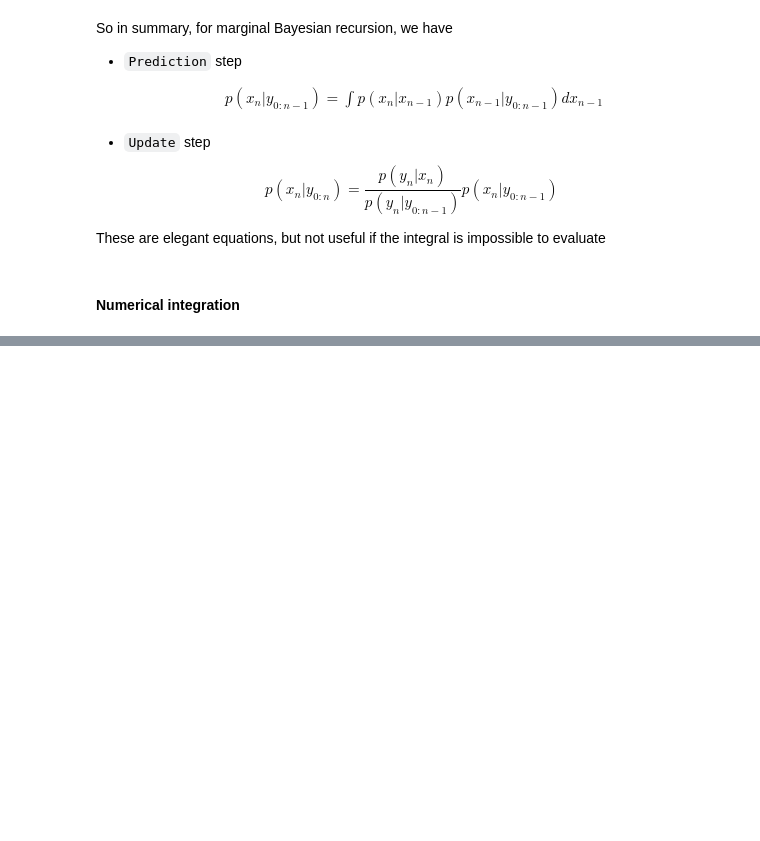
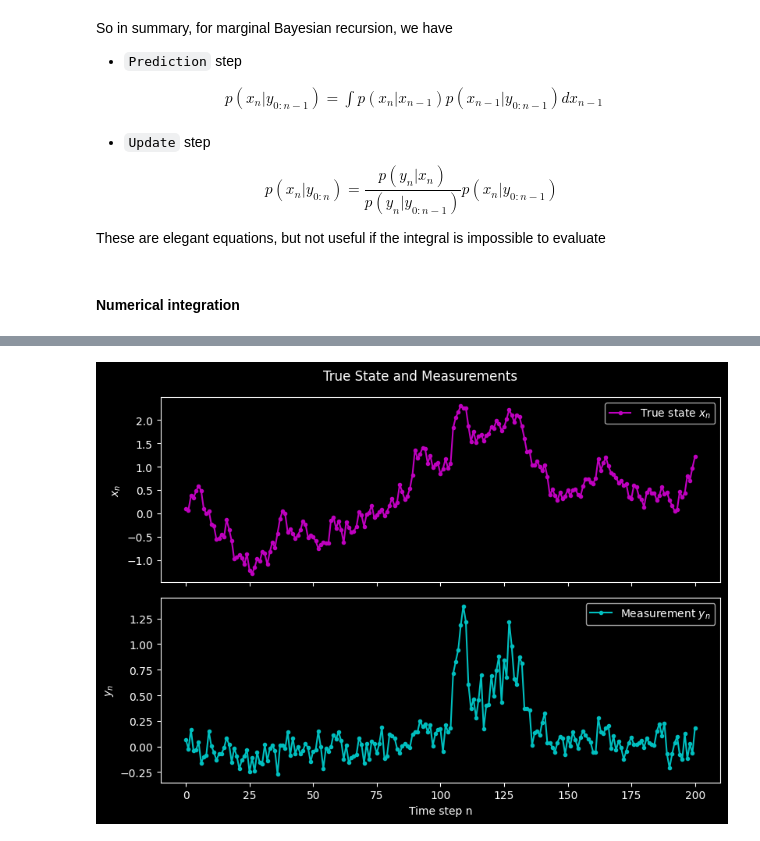
Before and after one commit to heyjianjing/time_series, a Jupyter notebook: sst_01_optimal_tracking.ipynb, the cells around one changed output, grey strips where cells are left out. Saved outputs shown, nothing was run; the diff lists cells and outputs as text; code cells hidden in the pictures; blank space fills up the shorter version.

```diff
--- a/sst_01_optimal_tracking.ipynb
+++ b/sst_01_optimal_tracking.ipynb
@@ -226,0 +255,24 @@ where $w=(x_{\max}-x_{\min})/n_b$ is the width of each bin
+# %%
+n_step = 201
+x_min = -3.0
+x_max = 3.0
+sigma_u = 0.1
+sigma_v = 0.2
+n_bin = 500
+alpha = 0.995
+# %%
+# Generate ground truth state and observation trajectory
+
+np.random.seed(42)
+
+x_true = np.zeros(n_step + 1)
+y = np.zeros(n_step)
+
+x_true[0] = np.random.randn() * sigma_v
+
+for n in range(n_step):
+    x_true[n+1] = alpha * x_true[n] + np.random.randn() * sigma_v
+    y[n] = 0.1 * x_true[n]**3 + np.random.randn() * sigma_u
+
+# Remember, we want to use y[0:n] to infer x[n] ultimately
+x_true = x_true[:n_step]
@@ -226,0 +351,18 @@ where $w=(x_{\max}-x_{\min})/n_b$ is the width of each bin
+# %%
+# True state x_n and measurements y_n
+fig1, axarr = plt.subplots(2, 1, sharex=True, figsize=(8,6))
+
+axarr[0].plot(range(n_step), x_true, 'm.-', label='True state $x_n$')
+axarr[0].set_ylabel('$x_n$')
+axarr[0].legend(loc='best')
+
+axarr[1].plot(range(n_step), y, 'c.-', label='Measurement $y_n$')
+axarr[1].set_xlabel('Time step n')
+axarr[1].set_ylabel('$y_n$')
+axarr[1].legend(loc='best')
+
+plt.suptitle('True State and Measurements')
+plt.tight_layout()
+plt.show()
+# %% [output]
+[figure, added]
```
Also changed, not shown: parts of 9 cells of this notebook.
